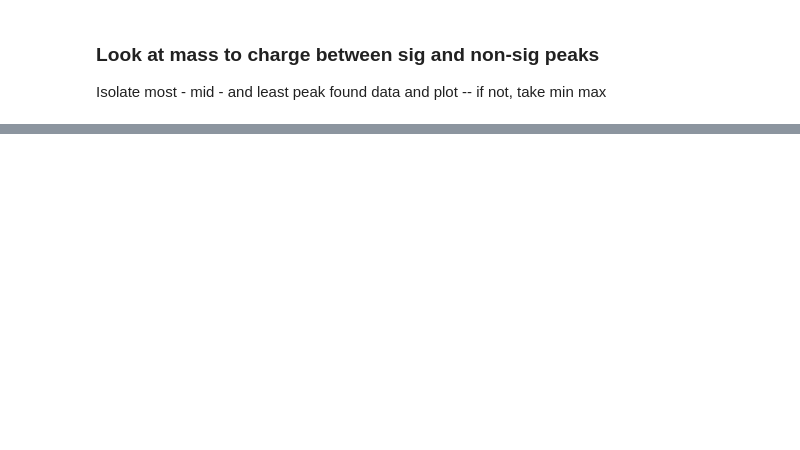
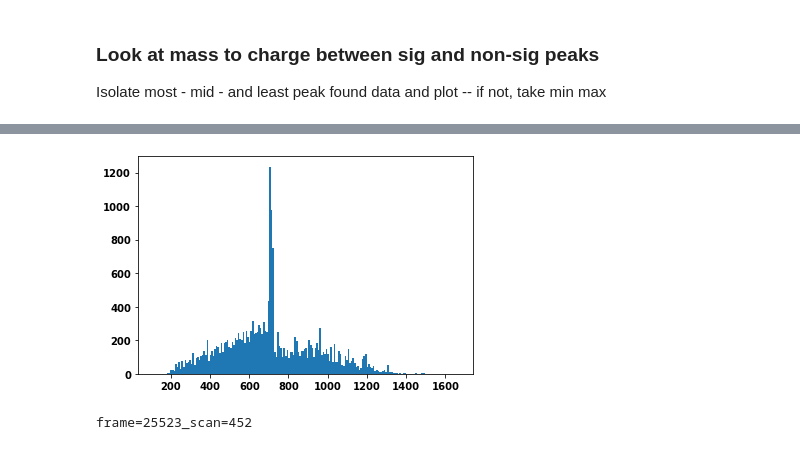
Before and after one commit to irahorecka/roest-ms, a Jupyter notebook: presentation/plotting-of-figures.ipynb, the cells around one changed output, grey strips where cells are left out. Drawn from its saved outputs; the diff is of its cells as text; code cells hidden in the pictures; blank space fills up the shorter version.

```diff
--- a/presentation/plotting-of-figures.ipynb
+++ b/presentation/plotting-of-figures.ipynb
@@ -346,0 +408,8 @@ plt.show()
+# %%
+mz, _ = exp.get_peaks()
+# %%
+plt.hist(list(map(round, mz)), bins=194)
+plt.show()
+# %% [output]
+[figure, added]
+frame=25523_scan=452
```
Also changed, not shown: parts of 21 cells of this notebook, 2 other files.
